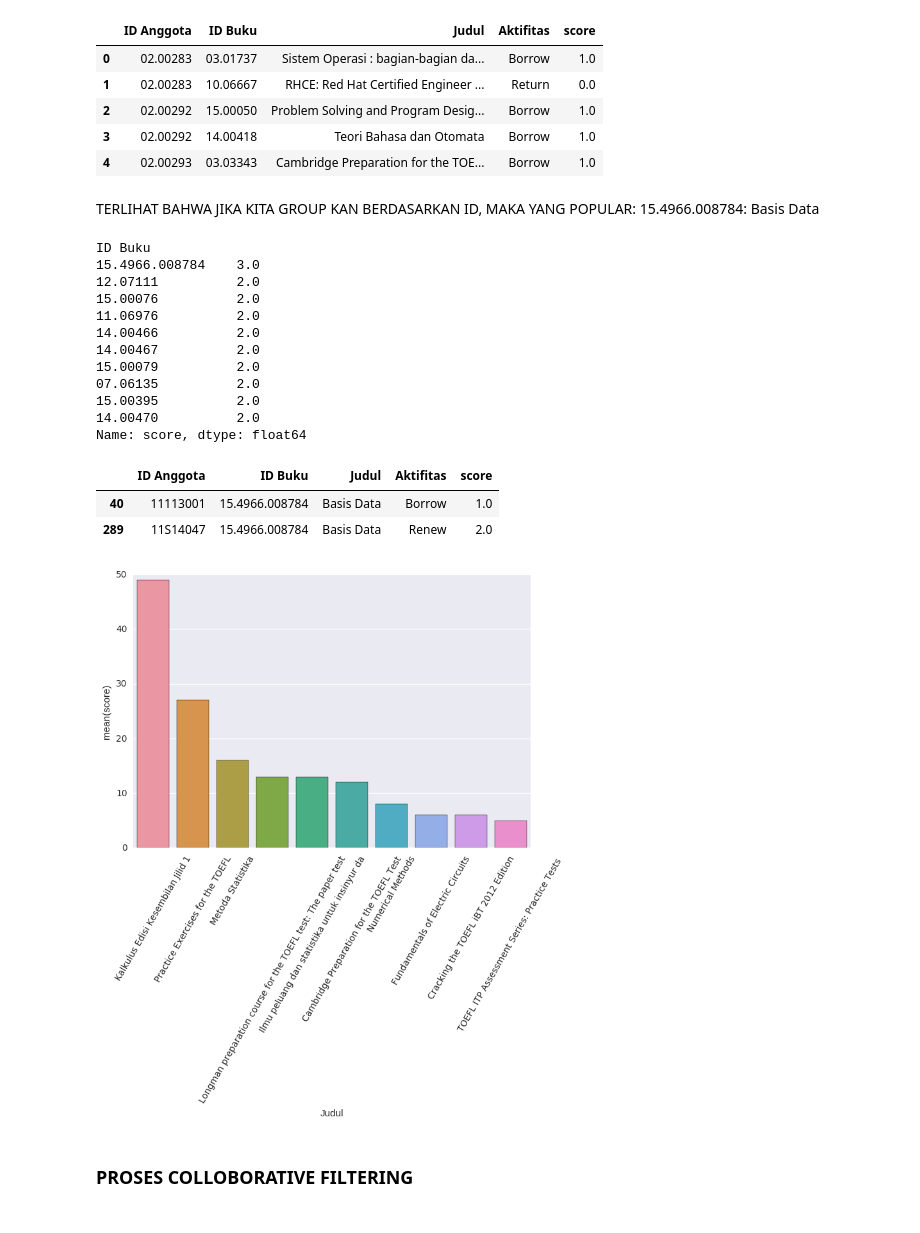
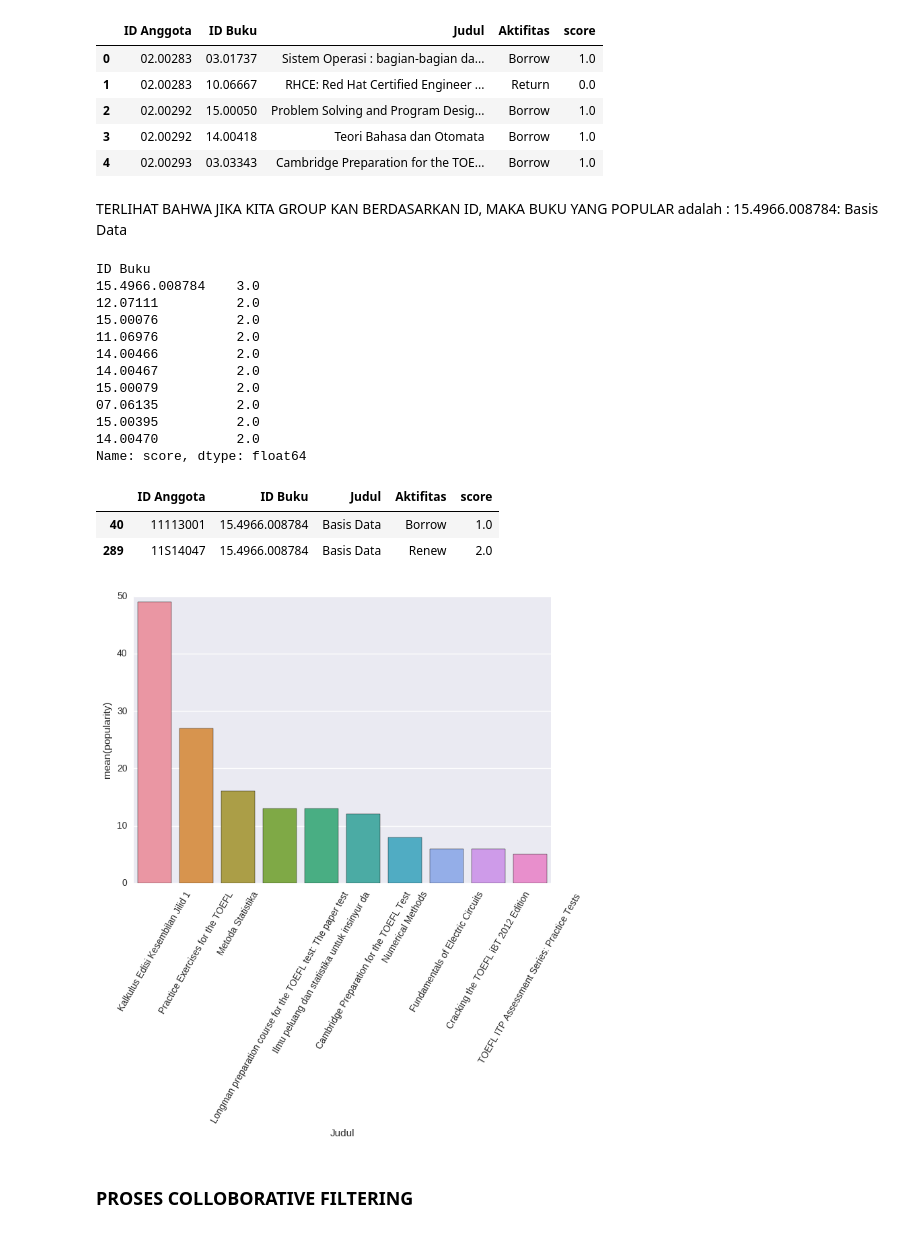
Before and after one commit to packmanproject/recommendation-syetem, a Jupyter notebook: Recommendation_v.2.ipynb, the cells around one changed output. Drawn from its saved outputs; the diff is of its cells as text; code cells hidden in the pictures.

```diff
--- a/Recommendation_v.2.ipynb
+++ b/Recommendation_v.2.ipynb
@@ -158,5 +165,8 @@ jumlah data:    309
 # %% [markdown]
 ### POPULARITY
 # %%
-data_peminjaman_aktivitas.groupby('Judul')['score'].sum().sort_values(ascending=False).head()
+buku_popular=data_peminjaman_aktivitas.groupby('Judul'
+                    )['score'].sum().sort_values(ascending=False).reset_index()
+buku_popular=buku_popular.rename(columns={"score": "popularity"})
+buku_popular.head()
 # %% [output]
@@ -170,5 +178,0 @@ Name: score, dtype: float64
-# %%
-buku_popular=data_peminjaman_aktivitas.groupby('Judul'
-                    )['score'].sum().sort_values(ascending=False).reset_index()
-buku_popular=buku_popular.rename(columns={"score": "score1"})
-buku_popular.head()
@@ -204,9 +192,11 @@ data_y.head()
 | 3 | 02.00292 | 14.00418 | Teori Bahasa dan Otomata | Borrow | 1.0 |
 | 4 | 02.00293 | 03.03343 | Cambridge Preparation for the TOE... | Borrow | 1.0 |
 # %% [markdown]
-TERLIHAT BAHWA JIKA KITA GROUP KAN BERDASARKAN ID, MAKA YANG POPULAR: 15.4966.008784: Basis Data
+TERLIHAT BAHWA JIKA KITA GROUP KAN BERDASARKAN ID, MAKA BUKU YANG POPULAR adalah
+    : 15.4966.008784: Basis Data
 # %%
-data_y.groupby(['ID Buku'])['score'].sum().sort_values(ascending=False).head(10)
+print data_y.groupby(['ID Buku'])['score'].sum().sort_values(ascending=False).head(10)
+data_y[data_y['ID Buku']=='15.4966.008784'].head(10)
 # %% [output]
 ID Buku
 15.4966.008784    3.0
@@ -220,9 +210,6 @@ ID Buku
 15.00395          2.0
 14.00470          2.0
 Name: score, dtype: float64
+|  | ID Anggota | ID Buku | Judul | Aktifitas | score |
+| 40 | 11113001 | 15.4966.008784 | Basis Data | Borrow | 1.0 |
+| 289 | 11S14047 | 15.4966.008784 | Basis Data | Renew | 2.0 |
-# %%
-data_y[data_y['ID Buku']=='15.4966.008784'].head(10)
-# %% [output]
-|  | ID Anggota | ID Buku | Judul | Aktifitas | score |
-| 40 | 11113001 | 15.4966.008784 | Basis Data | Borrow | 1.0 |
-| 289 | 11S14047 | 15.4966.008784 | Basis Data | Renew | 2.0 |
@@ -231,11 +216,12 @@ import seaborn as sns
 # %%
+import seaborn as sns
 df2=buku_popular.copy()
 #df2.iloc[5].plot(kind='bar')
-g = sns.barplot(data=df2.head(10),x='Judul',y='score')
+g = sns.barplot(data=df2.head(10),x='Judul',y='popularity')
 g.set_xticklabels(g.get_xticklabels(),rotation=60)
 #g.map(sns.distplot, "Judul")
 sns.plt.show()
 # %% [output]
-[figure, old version]
+[figure, new version]
 # %% [markdown]
 ### PROSES COLLOBORATIVE FILTERING
```
Also changed, not shown: parts of 29 cells of this notebook, 12 other files.
